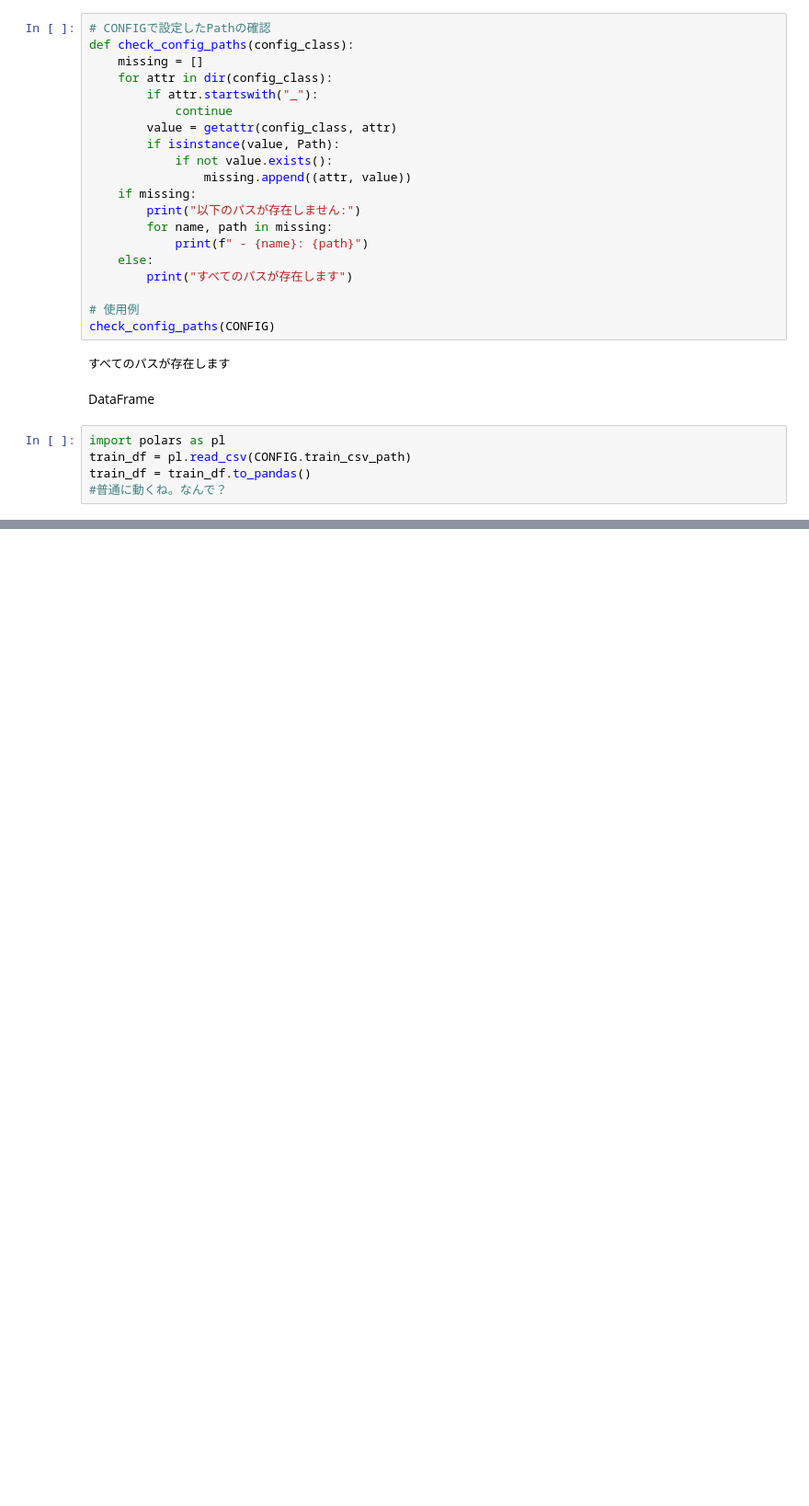
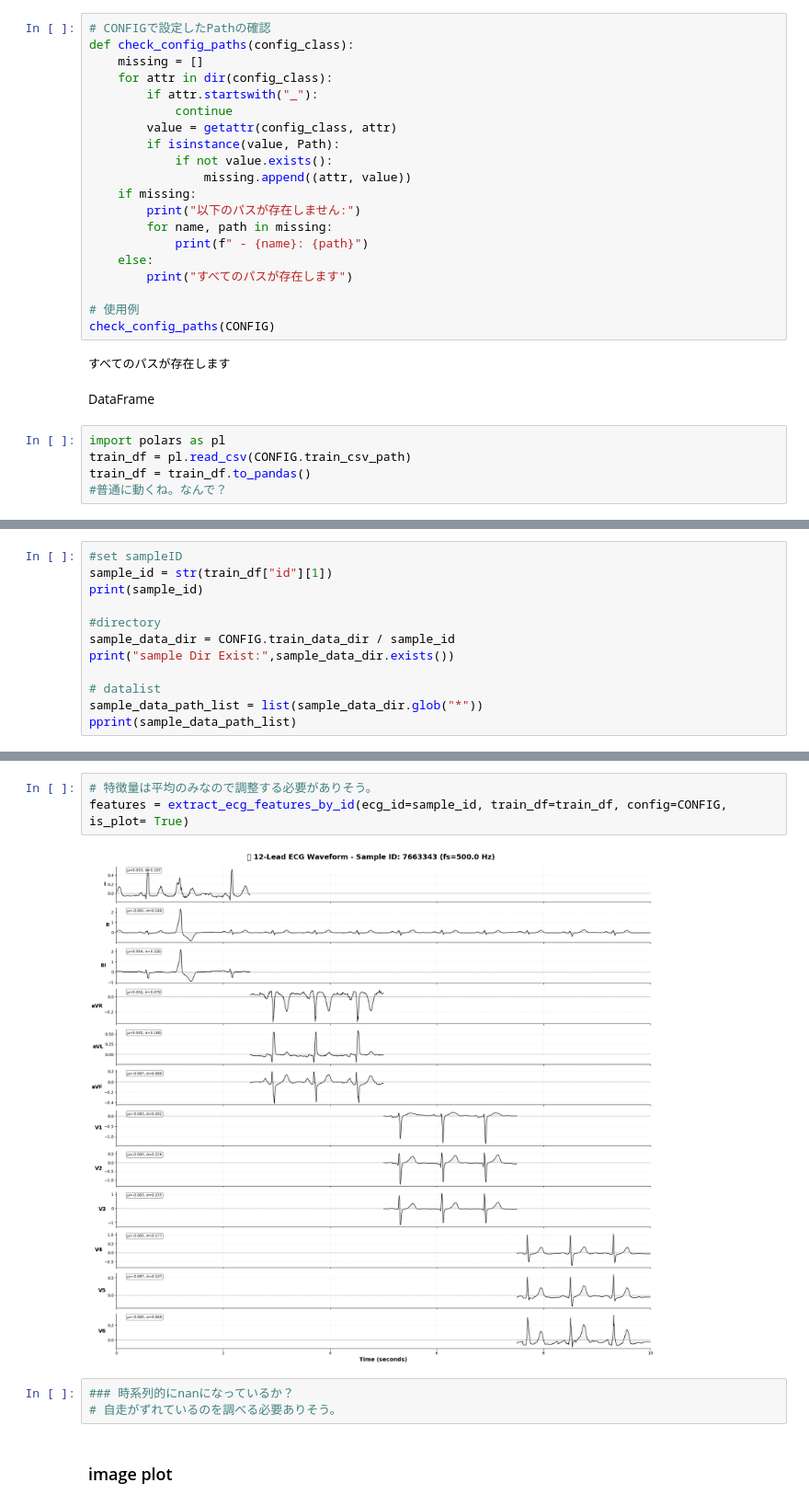
Before and after one commit to yohehe/ECG-Analysis, a Jupyter notebook: 02_setDataLoader.ipynb, the cells around one changed output, grey strips where cells are left out. Shown at 92% size. Cells and saved outputs as stored; diff of their text form; blank space fills up the shorter version.

```diff
--- a/02_setDataLoader.ipynb
+++ b/02_setDataLoader.ipynb
@@ -74,0 +262,12 @@ sample_id = "10140238"
+# %%
+#set sampleID
+sample_id = str(train_df["id"][1])
+print(sample_id)
+
+#directory
+sample_data_dir = CONFIG.train_data_dir / sample_id
+print("sample Dir Exist:",sample_data_dir.exists())
+
+# datalist
+sample_data_path_list = list(sample_data_dir.glob("*"))
+pprint(sample_data_path_list)
@@ -74,0 +398,10 @@ sample_id = "10140238"
+# %%
+# 特徴量は平均のみなので調整する必要がありそう。
+features = extract_ecg_features_by_id(ecg_id=sample_id, train_df=train_df, config=CONFIG, is_plot= True)
+# %% [output]
+[figure, added]
+# %%
+### 時系列的にnanになっているか？
+# 自走がずれているのを調べる必要ありそう。
+# %% [markdown]
+### image plot
```
Also changed, not shown: parts of 23 cells of this notebook, 1 other file.
